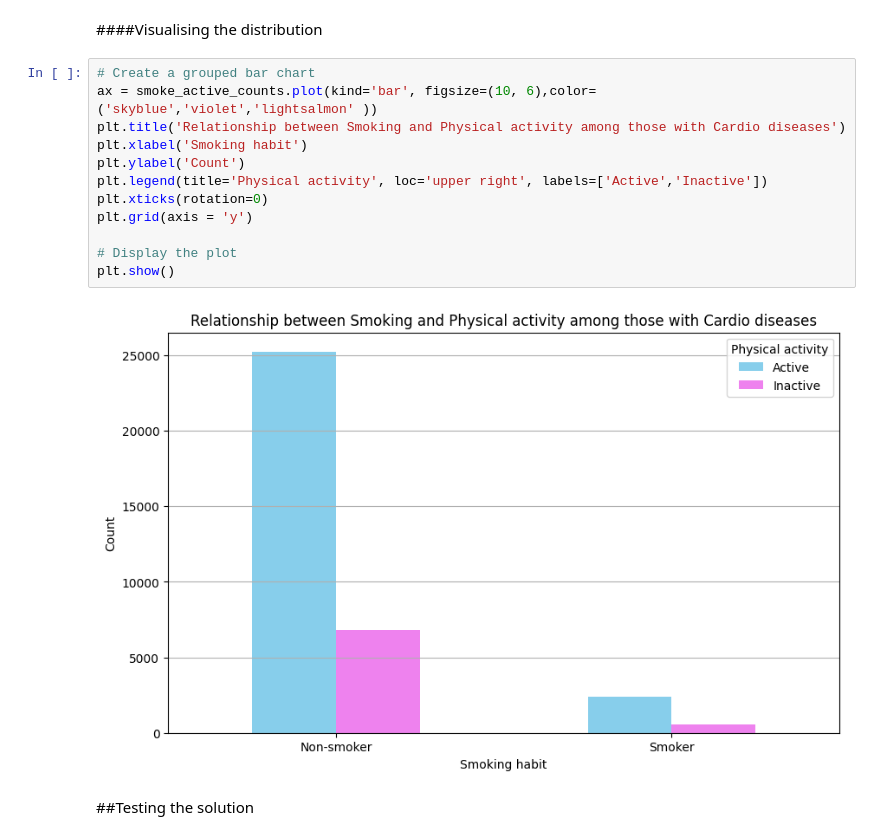
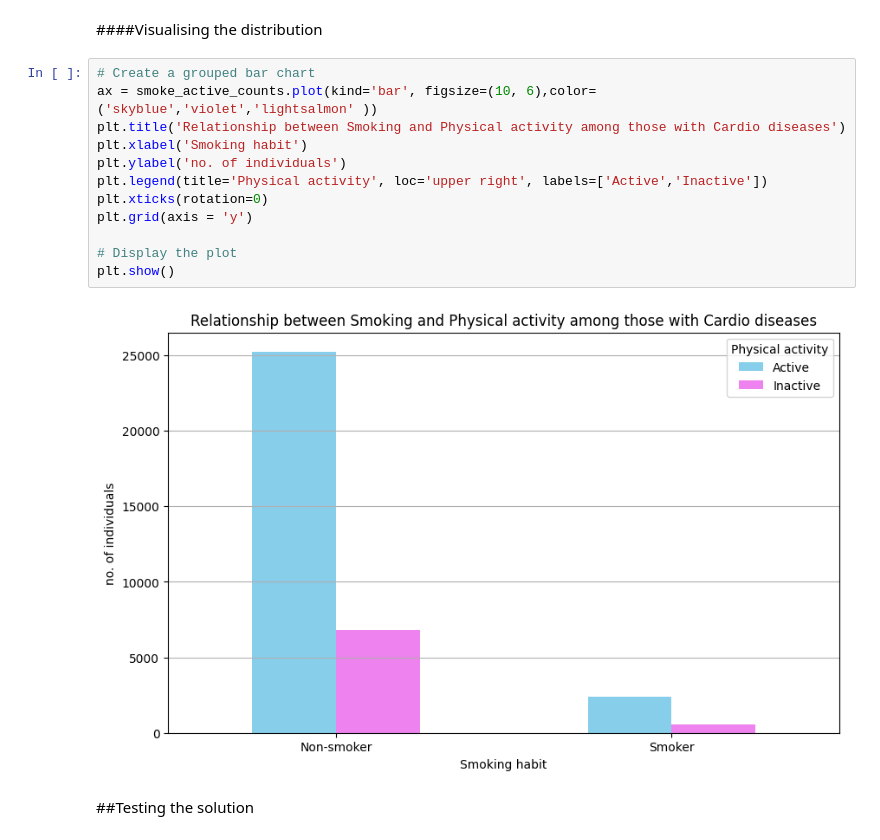
Before and after one commit to w21280485/assignment_a2_2, a Jupyter notebook: Code_Development_Notebook_Wong21280485.ipynb, the cells around one changed output. Cells and saved outputs as stored; diff of their text form.

```diff
--- a/Code_Development_Notebook_Wong21280485.ipynb
+++ b/Code_Development_Notebook_Wong21280485.ipynb
@@ -668,17 +668,17 @@ smoke_active_counts
 # %%
 # Create a grouped bar chart
 ax = smoke_active_counts.plot(kind='bar', figsize=(10, 6),color=('skyblue','violet','lightsalmon' ))
 plt.title('Relationship between Smoking and Physical activity among those with Cardio diseases')
 plt.xlabel('Smoking habit')
-plt.ylabel('Count')
+plt.ylabel('no. of individuals')
 plt.legend(title='Physical activity', loc='upper right', labels=['Active','Inactive'])
 plt.xticks(rotation=0)
 plt.grid(axis = 'y')
 
 # Display the plot
 plt.show()
 # %% [output]
-[figure, old version]
+[figure, new version]
 # %% [markdown]
 ##Testing the solution
 # %%
```
Also changed, not shown: parts of 3 cells of this notebook.
